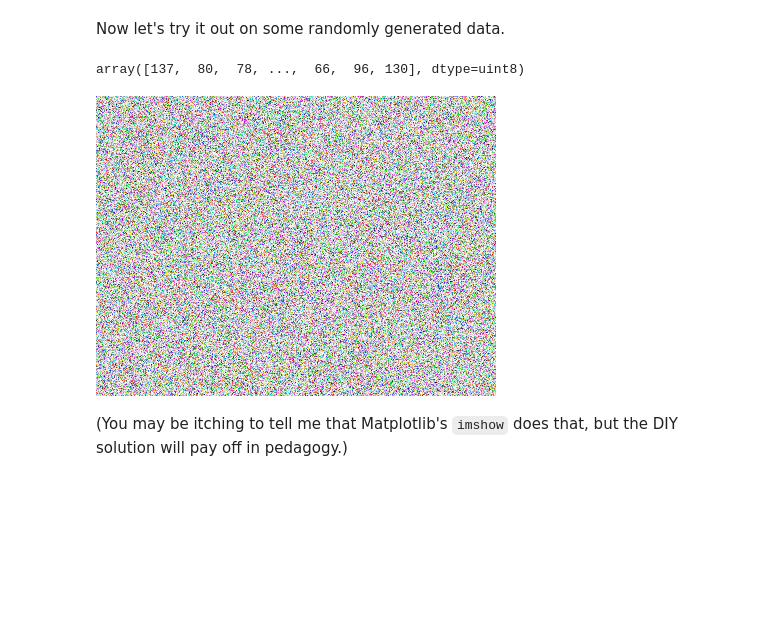
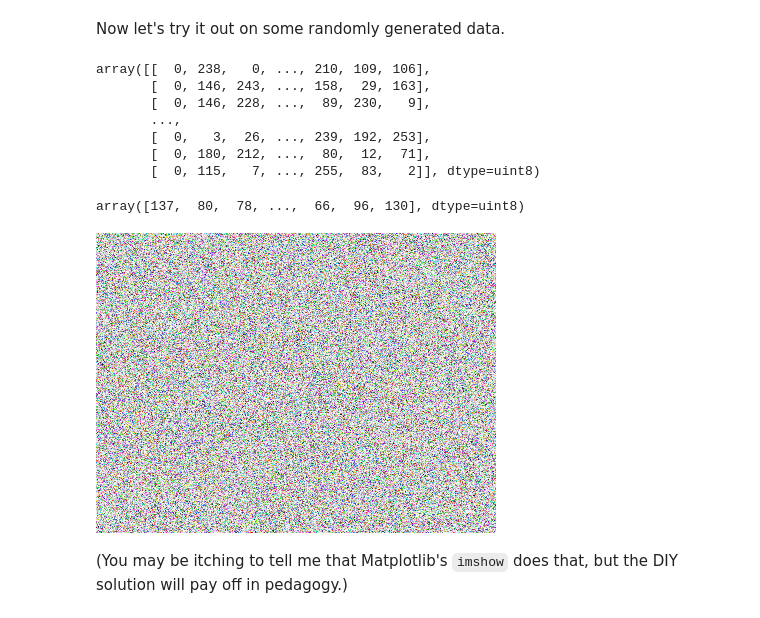
Before and after one commit to jpivarski-talks/python-numpy-mini-course, a Jupyter notebook: 2-just-numpy.ipynb, the cells around one changed output. Cells and saved outputs as stored; diff of their text form; code cells hidden in the pictures; blank space fills up the shorter version.

```diff
--- a/2-just-numpy.ipynb
+++ b/2-just-numpy.ipynb
@@ -784,18 +784,31 @@ Now let's try it out on some randomly generated data.
 width, height = 400, 300
 imagedata = numpy.zeros((height, 4 * width + 1), dtype="u1")
 imagedata[:, 1:] = numpy.random.randint(0, 256, (height, 4 * width))
-
-png_image(imagedata)
+imagedata
 # %% [output]
-array([137,  80,  78, ...,  66,  96, 130], dtype=uint8)
+array([[  0, 238,   0, ..., 210, 109, 106],
+       [  0, 146, 243, ..., 158,  29, 163],
+       [  0, 146, 228, ...,  89, 230,   9],
+       ...,
+       [  0,   3,  26, ..., 239, 192, 253],
+       [  0, 180, 212, ...,  80,  12,  71],
+       [  0, 115,   7, ..., 255,  83,   2]], dtype=uint8)
+# %%
+png_image(imagedata)
+# %% [output]
+array([137,  80,  78, ...,  66,  96, 130], dtype=uint8)
 # %%
 import IPython.display
 
 def png_display(imagedata):
     return IPython.display.display(IPython.display.Image(data=png_image(imagedata)))
 
+def png_save(filename, imagedata):
+    with open(filename, "wb") as file:
+        file.write(png_image(imagedata))   # a real PNG file that you can view with other programs
+
 png_display(imagedata)
 # %% [output]
-[figure, old version]
+[figure, new version]
 # %% [markdown]
 (You may be itching to tell me that Matplotlib's `imshow` does that, but the DIY solution will pay off in pedagogy.)
```
Also changed, not shown: parts of 36 cells of this notebook.
